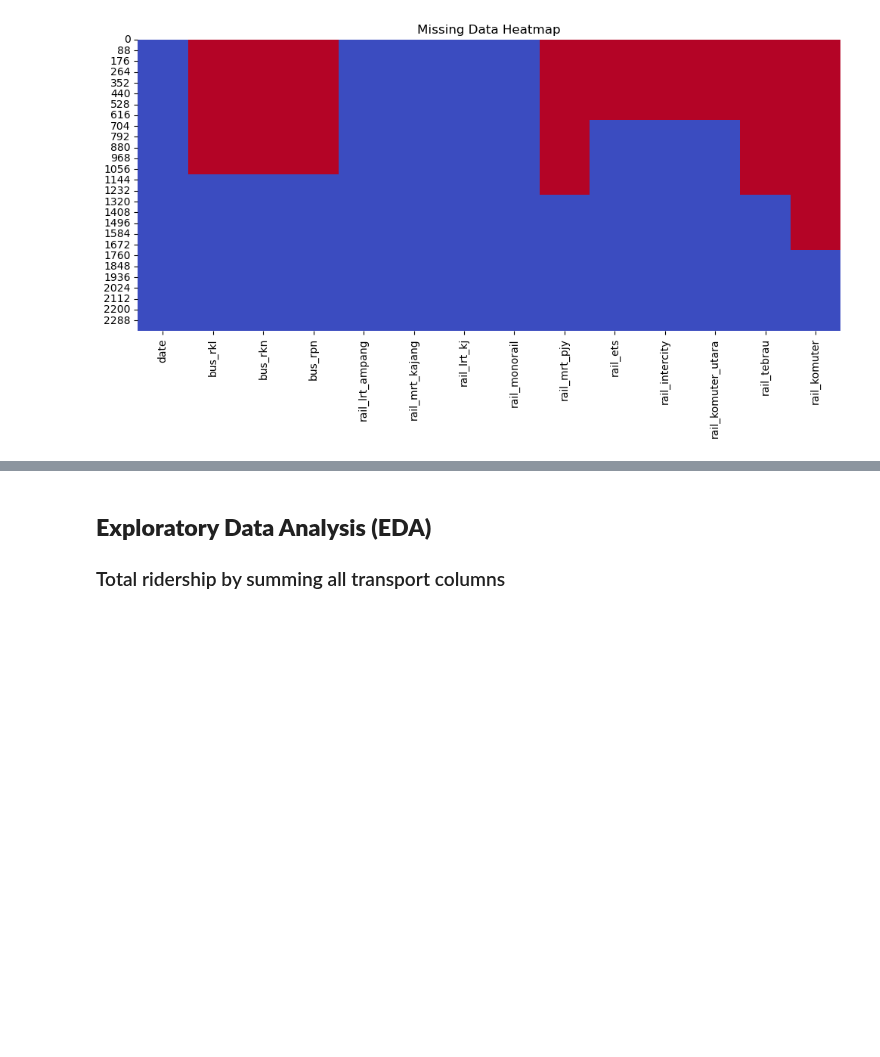
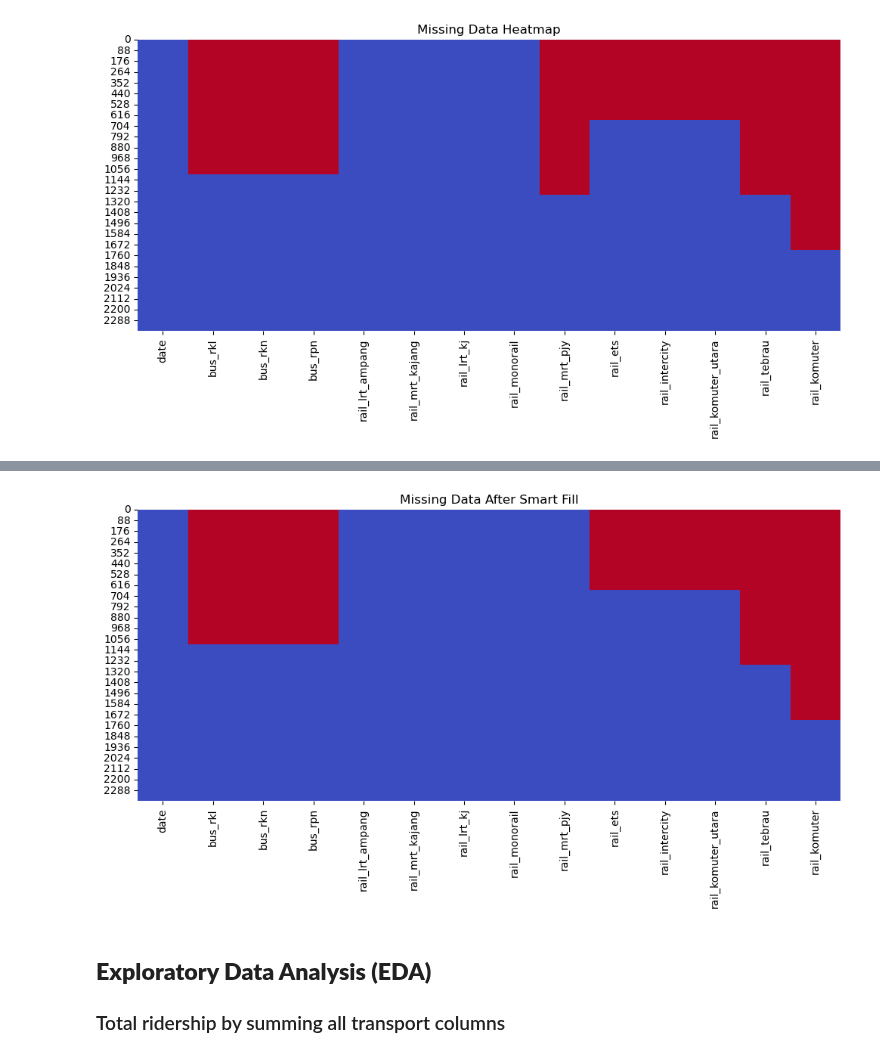
Before and after one commit to weiiilunnnn/Malaysia-Public-Transport-Analysis, a Jupyter notebook: notebooks/01_data_cleaning_and_eda.ipynb, the cells around one changed output, grey strips where cells are left out. Saved outputs shown, nothing was run; the diff lists cells and outputs as text; code cells hidden in the pictures; blank space fills up the shorter version.

```diff
--- a/notebooks/01_data_cleaning_and_eda.ipynb
+++ b/notebooks/01_data_cleaning_and_eda.ipynb
@@ -126,3 +190,10 @@ df.head(5)
+# %%
+plt.figure(figsize=(12, 5))
+sns.heatmap(df.isnull(), cbar=False, cmap='coolwarm')
+plt.title("Missing Data After Smart Fill")
+plt.show()
+# %% [output]
+[figure, added]
 # %% [markdown]
 ## **Exploratory Data Analysis (EDA)**
 
```
Also changed, not shown: parts of 27 cells of this notebook, 4 other files.
